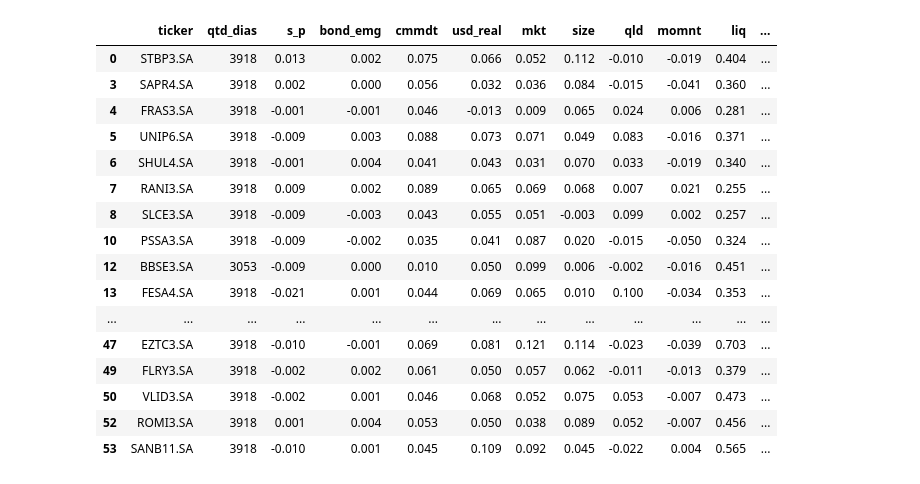
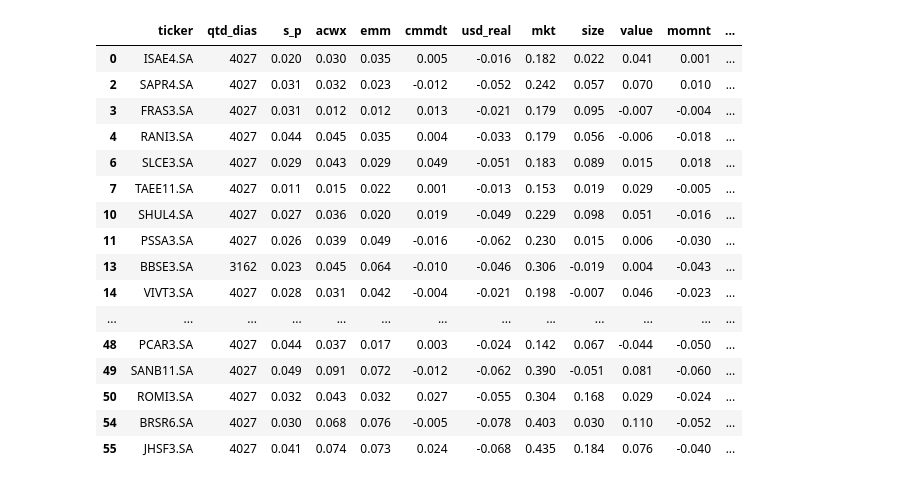
Before and after one commit to vinicius-vargas/robust-market-screener, a Jupyter notebook: stocks_alpha_ranking.ipynb, the cells around one changed output. Drawn from its saved outputs; the diff is of its cells as text; code cells hidden in the pictures.

```diff
--- a/stocks_alpha_ranking.ipynb
+++ b/stocks_alpha_ranking.ipynb
@@ -40,8 +41,6 @@ blocklist = [
     ,'BRAP3.SA' ## TOP 4 Piores ESG
     ,'BRAP4.SA' ## TOP 4 Piores ESG
     ,'LAND3.SA' ## TOP 5 Piores ESG
-    ,'ISAE3.SA' ## Pouco histórico
-    ,'ISAE4.SA' ## Pouco histórico
 ]
 
 
@@ -85,7 +84,7 @@ assets = (
             )
         )
     )
-    [lambda x: x.Volume > x.describe(percentiles=[.4, .9]).T['40%'][0]]
+    [lambda x: x.Volume > x.describe(percentiles=[.5, .9]).T['50%'][0]]
     .sort_values(by = ['Volume'], ascending=False)
     .drop_duplicates(subset=['teste1'], keep='first')
     ['Ticker']
@@ -94,8 +93,6 @@ assets = (
 
 # Tickers of Global Indexes
 factors = [
-    '^VIX',       # Global Volatility Index
-    '^IRX',       # Juros 3 meses EUA - BSHV39
     '^GSPC',      # S&P 500 - IVVB11
     'ACWX',       # MSCI - Top Ações mundo ordenado por Cap SEM USA
     'XEM.TO',     # MSCI - Ações Emergentes ordenado por Cap - BEEM39
@@ -125,20 +124,17 @@ data = (
     [lambda x: x.index.dayofweek < 5]
     .set_index(data.index.tz_localize(None))
     .assign(
-        VIX = lambda x: x['^VIX'], # * x['BRL=X']
-        IRX = lambda x: x['^IRX'],
-        EMB = lambda x: x['EMB'],
-        GDF = lambda x: x['GD=F'],
-        GSPC = lambda x: x['^GSPC'],
-        ACWX = lambda x: x['ACWX'],
-        XEM_TO = lambda x: x['XEM.TO']
+        EMB = lambda x: x['EMB'] * x['BRL=X'],
+        GDF = lambda x: x['GD=F'] * x['BRL=X'],
+        GSPC = lambda x: x['^GSPC'] * x['BRL=X'],
+        ACWX = lambda x: x['ACWX'] * x['BRL=X'],
+        XEM_TO = lambda x: x['XEM.TO'] * x['BRL=X']
     )
-    .drop(['^VIX', '^IRX', '^GSPC', 'XEM.TO', 'GD=F'], axis=1)
+    .drop(['^GSPC', 'XEM.TO', 'GD=F'], axis=1)
     .fillna(method='ffill')
 )
 
 # Creating factor data
-# factors = ['mkt', 'size', 'qld', 'momnt', 'liq']
 link = 'https://nefin.com.br/resources/risk_factors/nefin_factors.csv'
 
 factors_df = (
@@ -149,7 +145,7 @@ factors_df = (
         date = lambda x: pd.to_datetime(x['date']),
         mkt = lambda x: x['rm'],
         size = lambda x: x['smb'],
-        qld = lambda x: x['hml'],
+        value = lambda x: x['hml'],
         momnt = lambda x: x['wml'],
         liq = lambda x: x['iml']
     )
@@ -333,7 +333,7 @@ fig.show()
 data = data[(~data['ticker'].isin(blocklist))]
 
 ### Filtros de Exposição à Fatores
-resumo = data.describe(percentiles=[.02, .98]).T
+resumo = data.describe(percentiles=[.025, .985]).T
 resumo = resumo.iloc[:, 4:7]
 
 resumo.columns = ['lower', 'mid', 'upper']
@@ -347,9 +347,6 @@ final_data = (
           # Maior, mais retorno
           & (data['s_p'] >= resumo['lower'].loc['s_p'])
 
-          & (data['bond_emg'] >= resumo['lower'].loc['bond_emg'])
-          & (data['bond_emg'] <= resumo['upper'].loc['bond_emg'])
-
           # Menor, mais retorno
           & (data['usd_real'] >= resumo['lower'].loc['usd_real'])
           & (data['usd_real'] <= resumo['upper'].loc['usd_real'])
@@ -358,7 +355,7 @@ final_data = (
 
           & (data['size'] <= resumo['upper'].loc['size'])
 
-          & (data['qld'] >= resumo['lower'].loc['qld'])
+          & (data['value'] >= resumo['lower'].loc['value'])
 
           & (data['momnt'] >= resumo['lower'].loc['momnt'])
 
@@ -367,7 +364,7 @@ final_data = (
 
           & (data['vol'] <= resumo['upper'].loc['vol'])
 
-          & (data['return'] >= resumo['mid'].loc['return'] * 1.5)
+          & (data['return'] >= resumo['mid'].loc['return'] * 1.25)
 
           & (data['alpha'] > 0)
       ]
@@ -446,27 +438,27 @@ for ticker in tqdm(lista):
 
   data = pd.concat([data, final_data_fund], ignore_index=True)
 # %%
-final_data = final_data.merge(data, on='ticker', how='left')[(lambda x: x['Div. Yield Med'] >= 3)]
+final_data = final_data.merge(data, on='ticker', how='left')[(lambda x: x['Div. Yield Med'] >= 2.5)]
 
 final_data.head(59)
 # %% [output]
-|  | ticker | qtd_dias | s_p | bond_emg | cmmdt | usd_real | mkt | size | qld | momnt | liq | ... |
-| 0 | STBP3.SA | 3918 | 0.013 | 0.002 | 0.075 | 0.066 | 0.052 | 0.112 | -0.010 | -0.019 | 0.404 | ... |
-| 3 | SAPR4.SA | 3918 | 0.002 | 0.000 | 0.056 | 0.032 | 0.036 | 0.084 | -0.015 | -0.041 | 0.360 | ... |
-| 4 | FRAS3.SA | 3918 | -0.001 | -0.001 | 0.046 | -0.013 | 0.009 | 0.065 | 0.024 | 0.006 | 0.281 | ... |
-| 5 | UNIP6.SA | 3918 | -0.009 | 0.003 | 0.088 | 0.073 | 0.071 | 0.049 | 0.083 | -0.016 | 0.371 | ... |
-| 6 | SHUL4.SA | 3918 | -0.001 | 0.004 | 0.041 | 0.043 | 0.031 | 0.070 | 0.033 | -0.019 | 0.340 | ... |
-| 7 | RANI3.SA | 3918 | 0.009 | 0.002 | 0.089 | 0.065 | 0.069 | 0.068 | 0.007 | 0.021 | 0.255 | ... |
-| 8 | SLCE3.SA | 3918 | -0.009 | -0.003 | 0.043 | 0.055 | 0.051 | -0.003 | 0.099 | 0.002 | 0.257 | ... |
-| 10 | PSSA3.SA | 3918 | -0.009 | -0.002 | 0.035 | 0.041 | 0.087 | 0.020 | -0.015 | -0.050 | 0.324 | ... |
-| 12 | BBSE3.SA | 3053 | -0.009 | 0.000 | 0.010 | 0.050 | 0.099 | 0.006 | -0.002 | -0.016 | 0.451 | ... |
-| 13 | FESA4.SA | 3918 | -0.021 | 0.001 | 0.044 | 0.069 | 0.065 | 0.010 | 0.100 | -0.034 | 0.353 | ... |
+|  | ticker | qtd_dias | s_p | acwx | emm | cmmdt | usd_real | mkt | size | value | momnt | ... |
+| 0 | ISAE4.SA | 4027 | 0.020 | 0.030 | 0.035 | 0.005 | -0.016 | 0.182 | 0.022 | 0.041 | 0.001 | ... |
+| 2 | SAPR4.SA | 4027 | 0.031 | 0.032 | 0.023 | -0.012 | -0.052 | 0.242 | 0.057 | 0.070 | 0.010 | ... |
+| 3 | FRAS3.SA | 4027 | 0.031 | 0.012 | 0.012 | 0.013 | -0.021 | 0.179 | 0.095 | -0.007 | -0.004 | ... |
+| 4 | RANI3.SA | 4027 | 0.044 | 0.045 | 0.035 | 0.004 | -0.033 | 0.179 | 0.056 | -0.006 | -0.018 | ... |
+| 6 | SLCE3.SA | 4027 | 0.029 | 0.043 | 0.029 | 0.049 | -0.051 | 0.183 | 0.089 | 0.015 | 0.018 | ... |
+| 7 | TAEE11.SA | 4027 | 0.011 | 0.015 | 0.022 | 0.001 | -0.013 | 0.153 | 0.019 | 0.029 | -0.005 | ... |
+| 10 | SHUL4.SA | 4027 | 0.027 | 0.036 | 0.020 | 0.019 | -0.049 | 0.229 | 0.098 | 0.051 | -0.016 | ... |
+| 11 | PSSA3.SA | 4027 | 0.026 | 0.039 | 0.049 | -0.016 | -0.062 | 0.230 | 0.015 | 0.006 | -0.030 | ... |
+| 13 | BBSE3.SA | 3162 | 0.023 | 0.045 | 0.064 | -0.010 | -0.046 | 0.306 | -0.019 | 0.004 | -0.043 | ... |
+| 14 | VIVT3.SA | 4027 | 0.028 | 0.031 | 0.042 | -0.004 | -0.021 | 0.198 | -0.007 | 0.046 | -0.023 | ... |
 | ... | ... | ... | ... | ... | ... | ... | ... | ... | ... | ... | ... | ... |
-| 47 | EZTC3.SA | 3918 | -0.010 | -0.001 | 0.069 | 0.081 | 0.121 | 0.114 | -0.023 | -0.039 | 0.703 | ... |
-| 49 | FLRY3.SA | 3918 | -0.002 | 0.002 | 0.061 | 0.050 | 0.057 | 0.062 | -0.011 | -0.013 | 0.379 | ... |
-| 50 | VLID3.SA | 3918 | -0.002 | 0.001 | 0.046 | 0.068 | 0.052 | 0.075 | 0.053 | -0.007 | 0.473 | ... |
-| 52 | ROMI3.SA | 3918 | 0.001 | 0.004 | 0.053 | 0.050 | 0.038 | 0.089 | 0.052 | -0.007 | 0.456 | ... |
-| 53 | SANB11.SA | 3918 | -0.010 | 0.001 | 0.045 | 0.109 | 0.092 | 0.045 | -0.022 | 0.004 | 0.565 | ... |
+| 48 | PCAR3.SA | 4027 | 0.044 | 0.037 | 0.017 | 0.003 | -0.024 | 0.142 | 0.067 | -0.044 | -0.050 | ... |
+| 49 | SANB11.SA | 4027 | 0.049 | 0.091 | 0.072 | -0.012 | -0.062 | 0.390 | -0.051 | 0.081 | -0.060 | ... |
+| 50 | ROMI3.SA | 4027 | 0.032 | 0.043 | 0.032 | 0.027 | -0.055 | 0.304 | 0.168 | 0.029 | -0.024 | ... |
+| 54 | BRSR6.SA | 4027 | 0.030 | 0.068 | 0.076 | -0.005 | -0.078 | 0.403 | 0.030 | 0.110 | -0.052 | ... |
+| 55 | JHSF3.SA | 4027 | 0.041 | 0.074 | 0.073 | 0.024 | -0.068 | 0.435 | 0.184 | 0.076 | -0.040 | ... |
 # %%
 import plotly.io as pio
 import plotly.express as px
```
Also changed, not shown: parts of 12 cells of this notebook.
